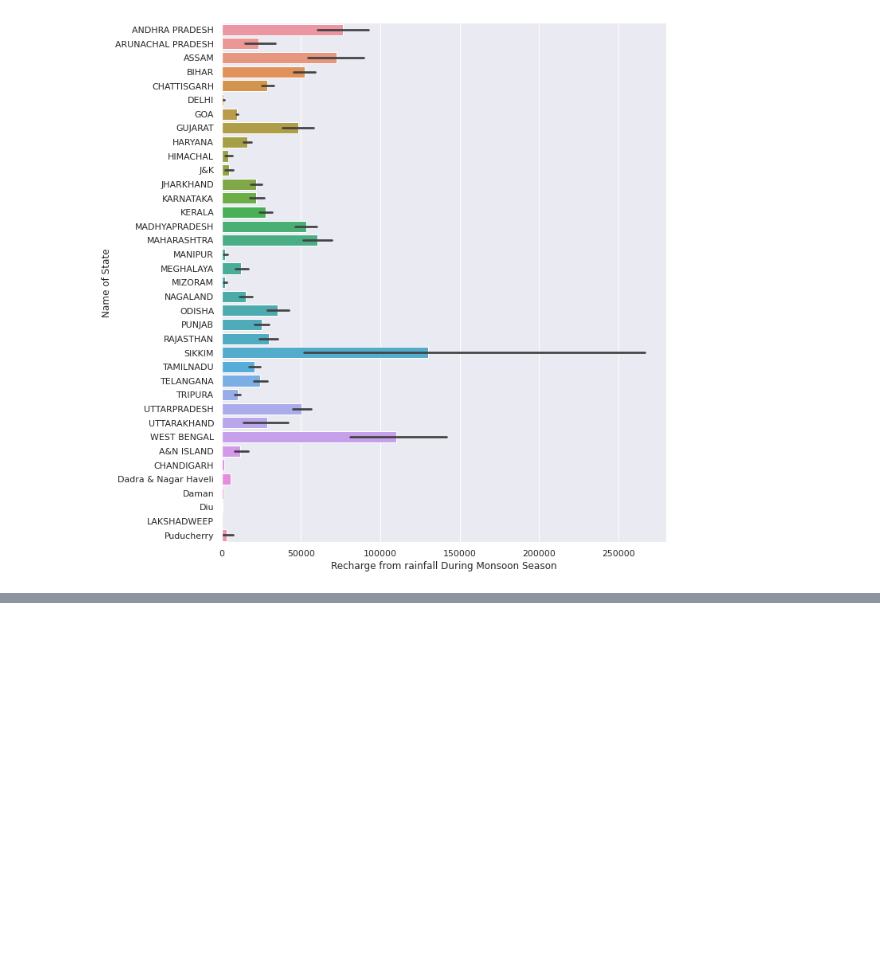
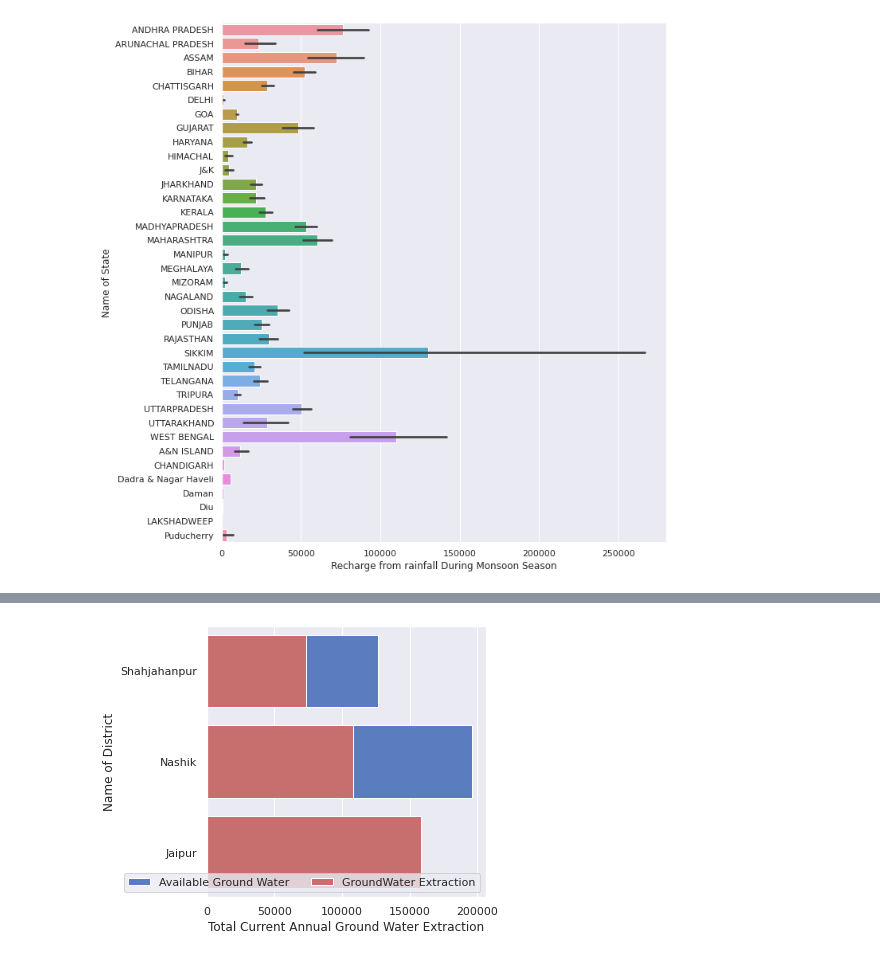
Before and after one commit to Sagu12/all-projects, a Jupyter notebook: PANDAS_GROUPBY_RAINFALL_ANALYSIS.ipynb, the cells around one changed output, grey strips where cells are left out. Cells and saved outputs as stored; diff of their text form; code cells hidden in the pictures; blank space fills up the shorter version.

```diff
--- a/PANDAS_GROUPBY_RAINFALL_ANALYSIS.ipynb
+++ b/PANDAS_GROUPBY_RAINFALL_ANALYSIS.ipynb
@@ -205,0 +230,10 @@ plt.show()
+# %%
+f, ax = plt.subplots(figsize=(5, 5))
+
+sns.set_color_codes("muted")
+sns.barplot(x='Total Annual Ground Water Recharge', y= 'Name of District', data = d, label = 'Available Ground Water', color='b')
+sns.barplot(x='Total Current Annual Ground Water Extraction', y= 'Name of District', data = d, label = 'GroundWater Extraction', color='r')
+ax.legend(ncol=2, loc="lower right", frameon=True)
+plt.show()
+# %% [output]
+[figure, added]
```
Also changed, not shown: parts of 9 cells of this notebook.
